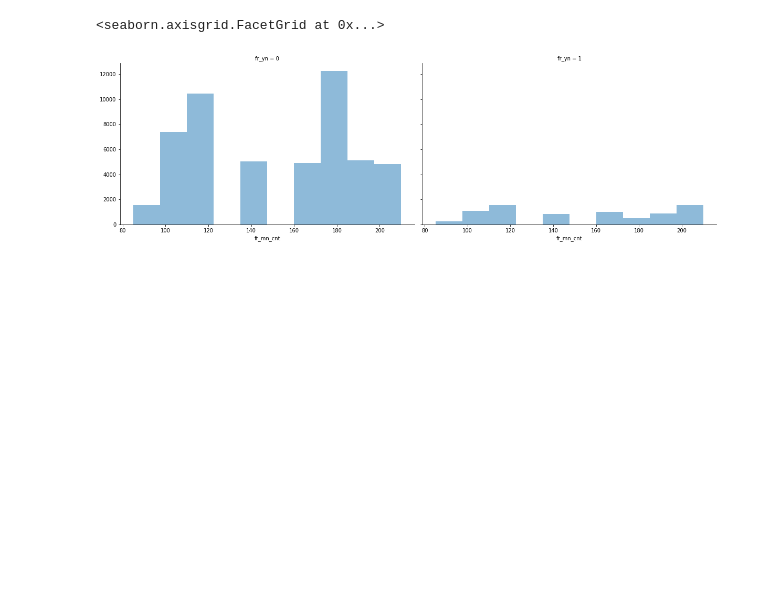
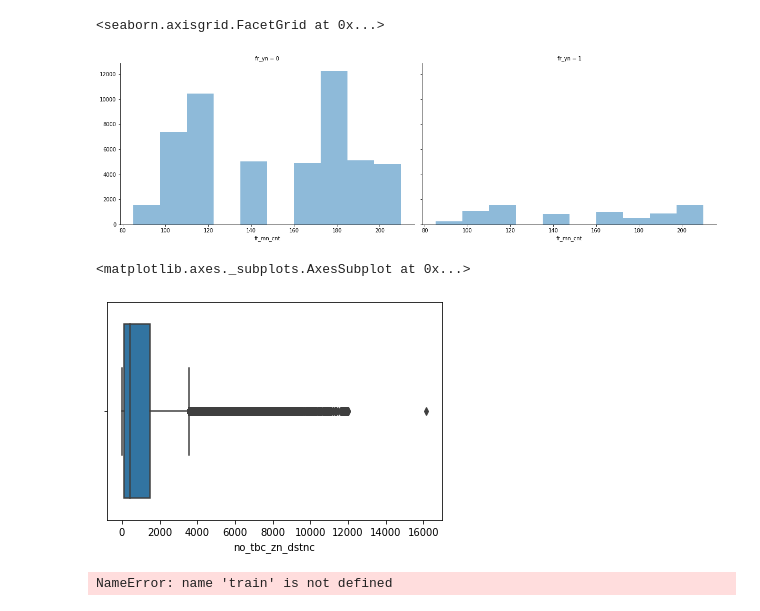
Before and after one commit to cjsgk106/fire-prediction-analysis, a Jupyter notebook: work/preprocessing.ipynb, the cells around one changed output. Saved outputs shown, nothing was run; the diff lists cells and outputs as text; code cells hidden in the pictures; blank space fills up the shorter version.

```diff
--- a/work/preprocessing.ipynb
+++ b/work/preprocessing.ipynb
@@ -231,3 +253,24 @@ grid.add_legend()
 # %% [output]
 <seaborn.axisgrid.FacetGrid at 0x...>
 [figure]
+# %%
+sns.boxplot(x=train['no_tbc_zn_dstnc'])
+# %% [output]
+<matplotlib.axes._subplots.AxesSubplot at 0x...>
+[figure, added]
+# %%
+
+train.fr_yn = train.fr_yn.map({'Y':1,'N':0})
+
+# 온도에 따른 화재발생률 시각화
+fire_ratio4=[]
+for i in range(-14, 39) :
+    fire_ratio4.append(train[train['tmprtr']<i]['fr_yn'].sum()/len(train[train['tmprtr']<i]['fr_yn']))
+
+plt.figure(figsize=(15,7))
+plt.plot(fire_ratio4)
+plt.title('Fire rate change depending on tmperature')
+plt.ylabel('Fire rate')
+plt.xlabel('tmprtr')
+# %% [output]
+NameError: name 'train' is not defined
```
Also changed, not shown: parts of 7 cells of this notebook, 2 other files.
